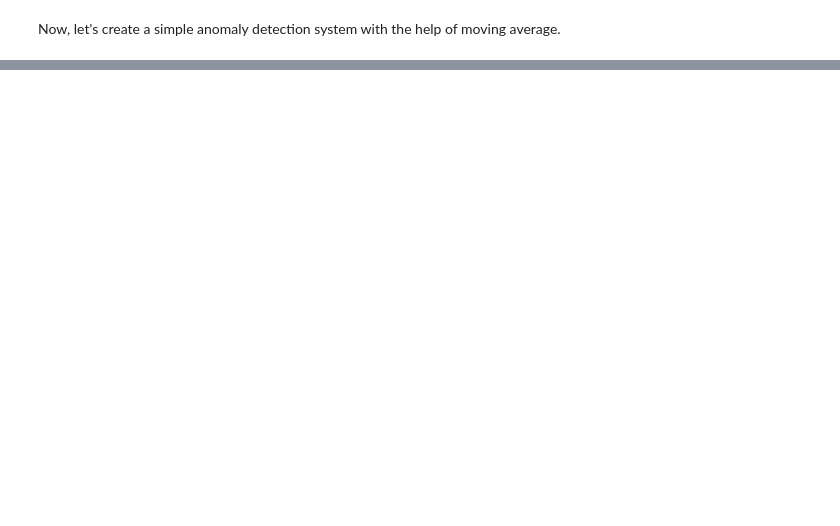
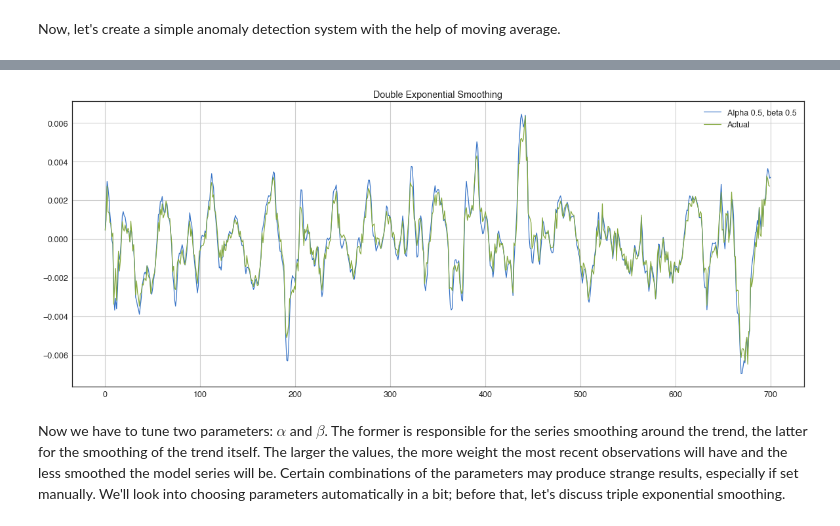
Before and after one commit to mdominguez2010/Kaggle_G_Research_Crypto, a Jupyter notebook: open_ml_course_tutorial.ipynb, the cells around one changed output, grey strips where cells are left out. Saved outputs shown, nothing was run; the diff lists cells and outputs as text; code cells hidden in the pictures; blank space fills up the shorter version.

```diff
--- a/open_ml_course_tutorial.ipynb
+++ b/open_ml_course_tutorial.ipynb
@@ -220,0 +277,46 @@ plotMovingAverage(btc_mini.Target, window=120, plot_intervals=True, plot_anomali
+# %%
+def double_exponential_smoothing(series, alpha, beta):
+    """
+        series - dataset with timeseries
+        alpha - float [0.0, 1.0], smoothing parameter for level
+        beta - float [0.0, 1.0], smoothing parameter for trend
+    """
+    # first value is same as series
+    result = [series.iloc[0]]
+    for n in range(1, len(series)+1):
+        if n == 1:
+            level, trend = series.iloc[0], series.iloc[1] - series.iloc[0]
+        if n >= len(series): # forecasting
+            value = result[-1]
+        else:
+            value = series.iloc[n]
+        last_level, level = level, alpha*value + (1-alpha)*(level+trend)
+        trend = beta*(level-last_level) + (1-beta)*trend
+        result.append(level+trend)
+    return result
+
+def plotDoubleExponentialSmoothing(series, alphas, betas):
+    """
+        Plots double exponential smoothing with different alphas and betas
+
+        series - dataset with timestamps
+        alphas - list of floats, smoothing parameters for level
+        betas - list of floats, smoothing parameters for trend
+    """
+
+    with plt.style.context('seaborn-white'):
+        plt.figure(figsize=(20, 8))
+        for alpha in alphas:
+            for beta in betas:
+                plt.plot(double_exponential_smoothing(series, alpha, beta), label="Alpha {}, beta {}".format(alpha, beta))
+        plt.plot(series.values, label = "Actual")
+        plt.legend(loc="best")
+        plt.axis('tight')
+        plt.title("Double Exponential Smoothing")
+        plt.grid(True)
+# %%
+plotDoubleExponentialSmoothing(btc_mini.Target, alphas=[0.5], betas=[0.5])
+# %% [output]
+[figure, added]
+# %% [markdown]
+Now we have to tune two parameters: $\alpha$ and $\beta$. The former is responsible for the series smoothing around the trend, the latter for the smoothing of the trend itself. The larger the values, the more weight the most recent observations will have and the less smoothed the model series will be. Certain combinations of the parameters may produce strange results, especially if set manually. We'll look into choosing parameters automatically in a bit; before that, let's discuss triple exponential smoothing.
```
Also changed, not shown: parts of 48 cells of this notebook.
